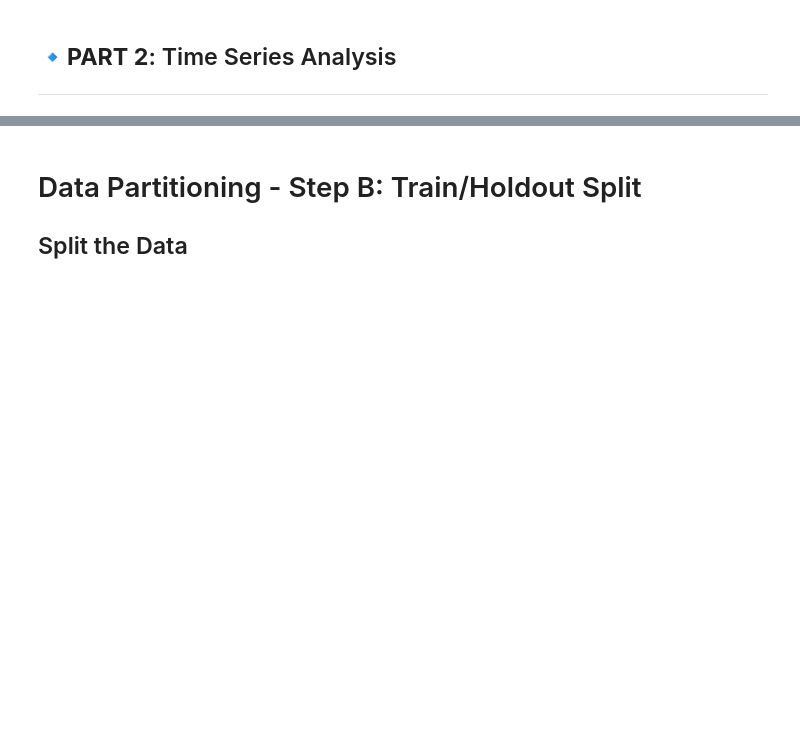
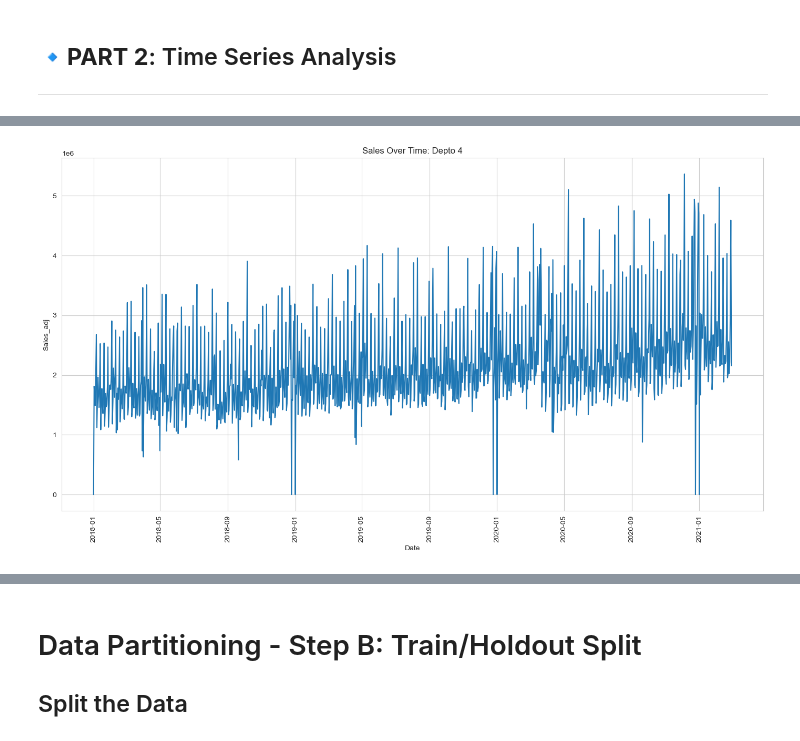
Before and after one commit to RakellM/ASN-DSA-T5, a Jupyter notebook: 33-ST/Homework/Project_1.ipynb, the cells around one changed output, grey strips where cells are left out. Drawn from its saved outputs; the diff is of its cells as text; code cells hidden in the pictures; blank space fills up the shorter version.

Commit message:
feat: Completed part1 and started Part 2 - Step A

```diff
--- a/33-ST/Homework/Project_1.ipynb
+++ b/33-ST/Homework/Project_1.ipynb
@@ -2353,35 +2327,0 @@ plt.show()
-# %%
-# Check if we have all dates in your range
-print(f"Date range: {df_daily['Date'].min()} to {df_daily['Date'].max()}")
-print(f"Total days in range: {(df_daily['Date'].max() - df_daily['Date'].min()).days + 1}")
-print(f"Actual rows: {len(df_daily)}")
-print(f"Missing days: {((df_daily['Date'].max() - df_daily['Date'].min()).days + 1) - len(df_daily)}")
-
-# create complete date range
-date_range = pd.date_range(
-    start=df_daily['Date'].min(),
-    end=df_daily['Date'].max(),
-    freq='D'  # Daily frequency
-)
-
-# reindex to include all dates
-df_complete = df_daily.set_index('Date').reindex(date_range).reset_index()
-df_complete.rename(columns={'index': 'Date'}, inplace=True)
-
-# fill missing values
-df_complete['Sales_adj'] = df_complete['Sales_adj'].fillna(0.000001)  # Or use other methods
-df_complete['Feriado'] = df_complete['Feriado'].fillna(0)     # Default to not holiday
-df_complete['Pagamento'] = df_complete['Pagamento'].fillna(0)
-df_complete['Vale'] = df_complete['Vale'].fillna(0)
-
-print(df_complete.head())
-print(f"Total rows after filling: {len(df_complete)}")
-
-# Time series plot of the target variable
-plt.figure(figsize=(14, 6))
-plt.plot(df_complete['Date'], df_complete['Sales_adj'])
-plt.title(f'Daily Sales - {choose_dept}', fontsize=14)
-plt.xlabel('Date')
-plt.ylabel('Sales')
-plt.grid(True, alpha=0.3)
-plt.show()
@@ -2638,0 +2338,10 @@ print(f"   → Significant autocorrelation at lag 7 suggests WEEKLY seasonality"
+# %%
+# full series
+plt.figure(figsize=(14, 8))
+sns.lineplot(data=df_complete, x='Date', y='Sales_adj')
+plt.title(f"Sales Over Time: {choose_dept}")
+plt.xticks(rotation=90)
+plt.tight_layout()
+plt.show()
+# %% [output]
+[figure, added]
```
Also changed, not shown: parts of 31 cells of this notebook.
